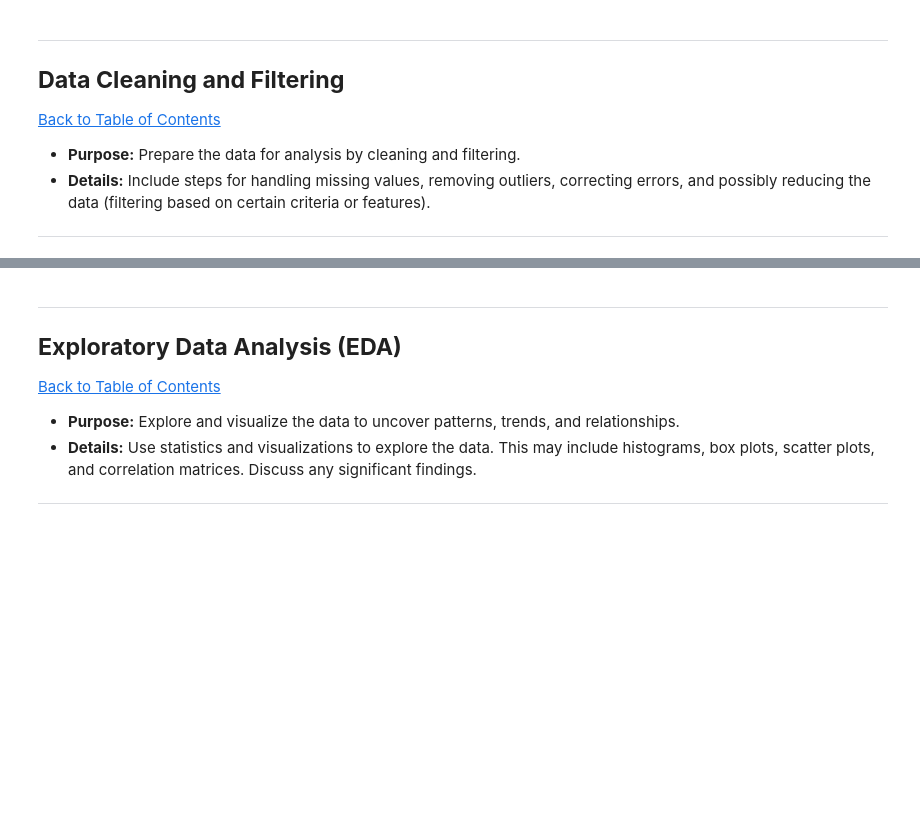
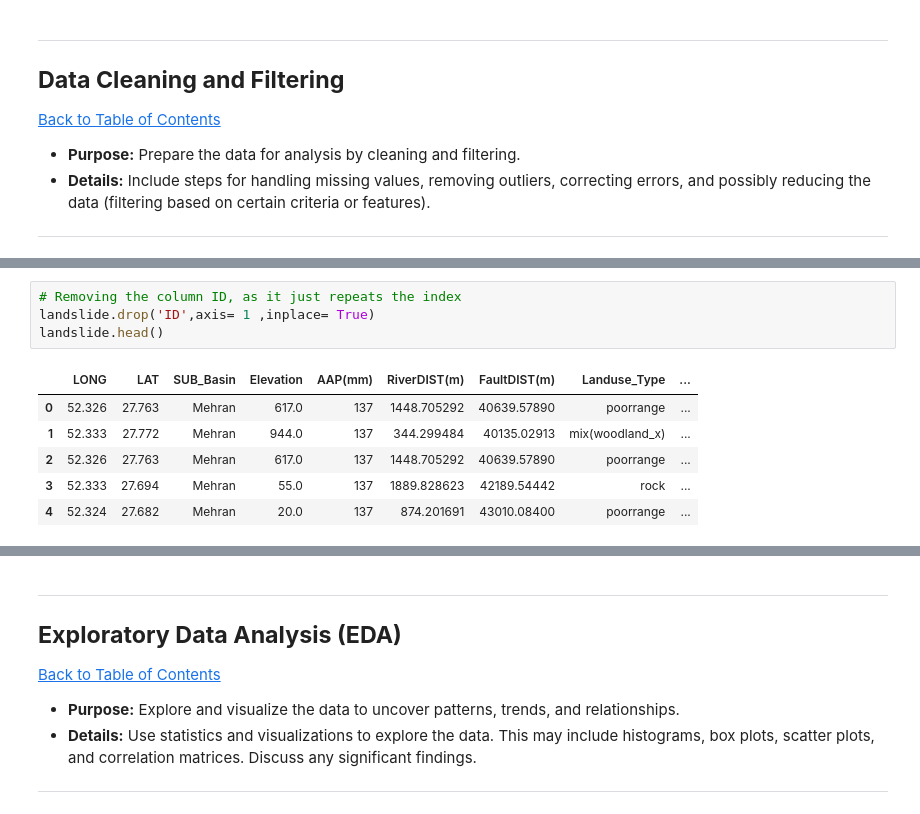
Before and after one commit to MiekeSpaans/MS_Capstone_Project_2401FTDS, a Jupyter notebook: QCTO-Capstone-Project.ipynb, the cells around one changed output, grey strips where cells are left out. Cells and saved outputs as stored; diff of their text form; blank space fills up the shorter version.

```diff
--- a/QCTO-Capstone-Project.ipynb
+++ b/QCTO-Capstone-Project.ipynb
@@ -226,0 +246,11 @@ Analysis:
+# %%
+# Removing the column ID, as it just repeats the index
+landslide.drop('ID',axis= 1 ,inplace= True)
+landslide.head()
+# %% [output]
+|  | LONG | LAT | SUB_Basin | Elevation | AAP(mm) | RiverDIST(m) | FaultDIST(m) | Landuse_Type | ... |
+| 0 | 52.326 | 27.763 | Mehran | 617.0 | 137 | 1448.705292 | 40639.57890 | poorrange | ... |
+| 1 | 52.333 | 27.772 | Mehran | 944.0 | 137 | 344.299484 | 40135.02913 | mix(woodland_x) | ... |
+| 2 | 52.326 | 27.763 | Mehran | 617.0 | 137 | 1448.705292 | 40639.57890 | poorrange | ... |
+| 3 | 52.333 | 27.694 | Mehran | 55.0 | 137 | 1889.828623 | 42189.54442 | rock | ... |
+| 4 | 52.324 | 27.682 | Mehran | 20.0 | 137 | 874.201691 | 43010.08400 | poorrange | ... |
```
Also changed, not shown: parts of 32 cells of this notebook.
